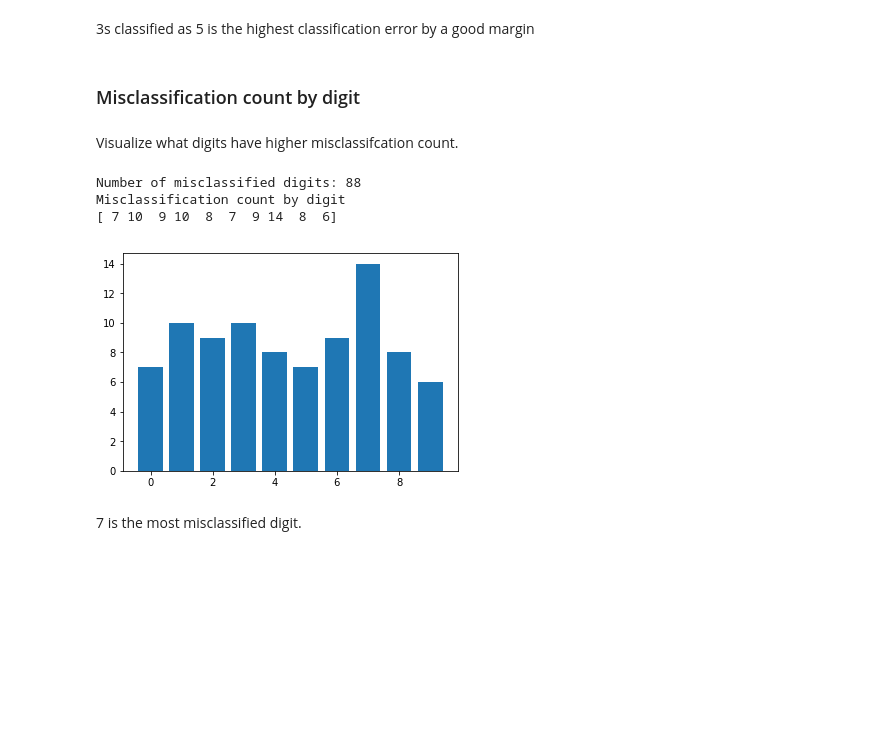
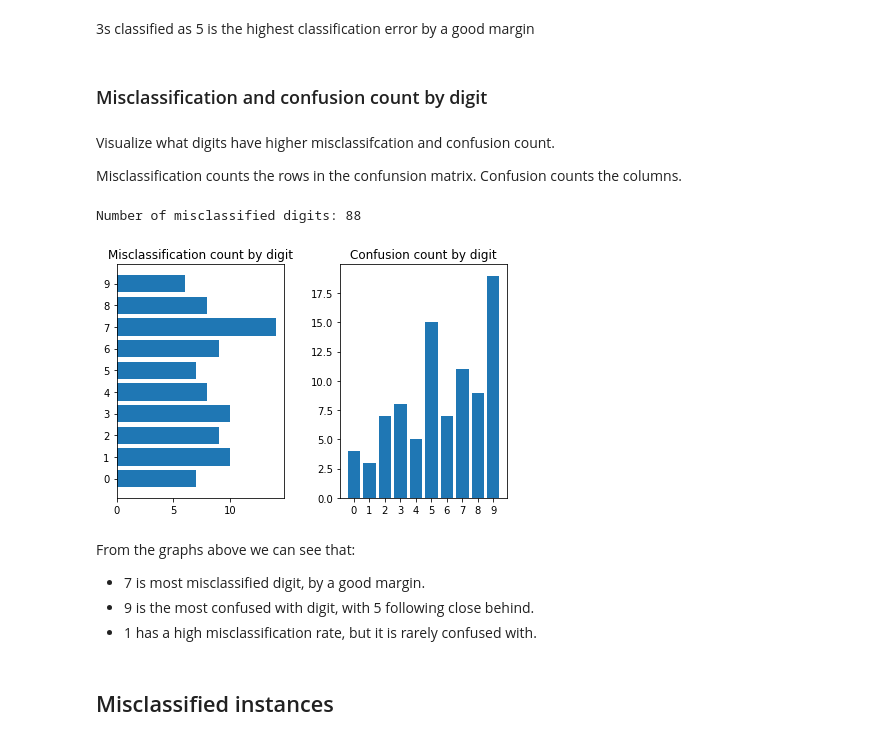
Before and after one commit to fau-masters-collected-works-cgarbin/cap6618-computer-vision, a Jupyter notebook: module5/CAP6618_PP3_final_cgarbin.ipynb, the cells around one changed output. Cells and saved outputs as stored; diff of their text form; code cells hidden in the pictures; blank space fills up the shorter version.

```diff
--- a/module5/CAP6618_PP3_final_cgarbin.ipynb
+++ b/module5/CAP6618_PP3_final_cgarbin.ipynb
@@ -532,26 +535,41 @@ plt.show()
 # %% [markdown]
 3s classified as 5 is the highest classification error by a good margin
 # %% [markdown]
-### Misclassification count by digit
+### Misclassification and confusion count by digit
 # %% [markdown]
-Visualize what digits have higher misclassifcation count.
+Visualize what digits have higher misclassifcation and confusion count.
+
+Misclassification counts the rows in the confunsion matrix. Confusion counts the columns.
 # %%
-# A confusion matrix with only misclassified digits
+# A confusion matrix with misclassified digits only
 conf_mx_misclassifications = conf_mx
 np.fill_diagonal(conf_mx_misclassifications, 0)
 
 print('Number of misclassified digits: {}'.format(sum(conf_mx_misclassifications.sum(axis=0))))
 
-print('Misclassification count by digit')
 misclassification_count_by_digit = conf_mx_misclassifications.sum(axis=1)
-print(misclassification_count_by_digit)
+confusion_count_by_digit = conf_mx_misclassifications.sum(axis=0)
 
-plt.bar(np.arange(len(misclassification_count_by_digit)),misclassification_count_by_digit)
+ax = plt.subplot(1, 2, 1)
+plt.barh(np.arange(len(misclassification_count_by_digit)),misclassification_count_by_digit)
+ax.set_title('Misclassification count by digit')
+ax.set_yticks(np.arange(NUM_CLASSES))
+
+ax = plt.subplot(1, 2, 2)
+plt.bar(np.arange(len(confusion_count_by_digit)),confusion_count_by_digit)
+ax.set_title('Confusion count by digit')
+ax.set_xticks(np.arange(NUM_CLASSES))
+
+plt.tight_layout()
 plt.show()
 # %% [output]
 Number of misclassified digits: 88
-Misclassification count by digit
-[ 7 10  9 10  8  7  9 14  8  6]
-[figure, old version]
+[figure, new version]
-# %% [markdown]
-7 is the most misclassified digit.
+# %% [markdown]
+From the graphs above we can see that:
+
+* 7 is most misclassified digit, by a good margin.
+* 9 is the most confused with digit, with 5 following close behind.
+* 1 has a high misclassification rate, but it is rarely confused with.
+# %% [markdown]
+## Misclassified instances
```
Also changed, not shown: parts of 4 cells of this notebook.
